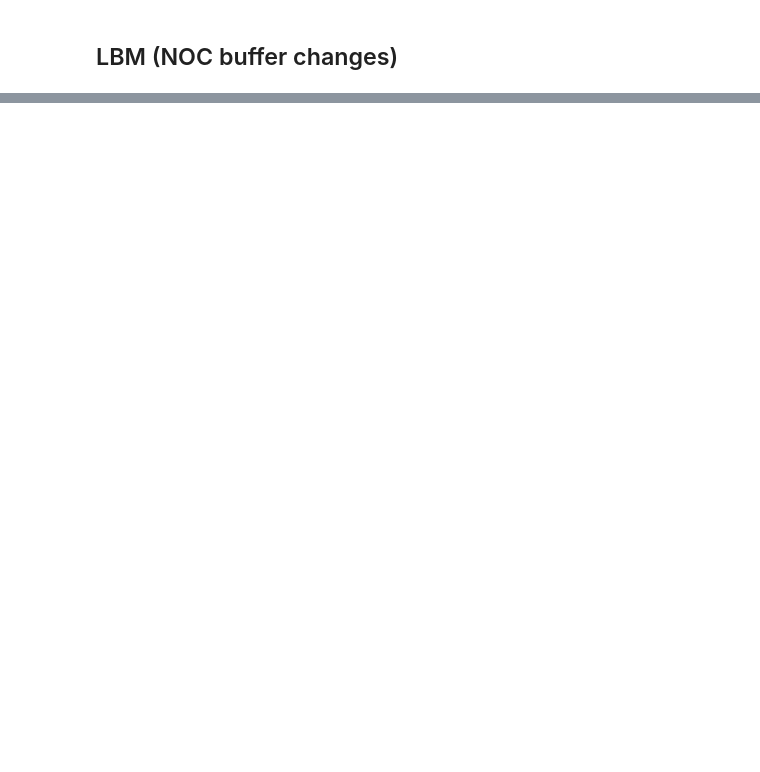
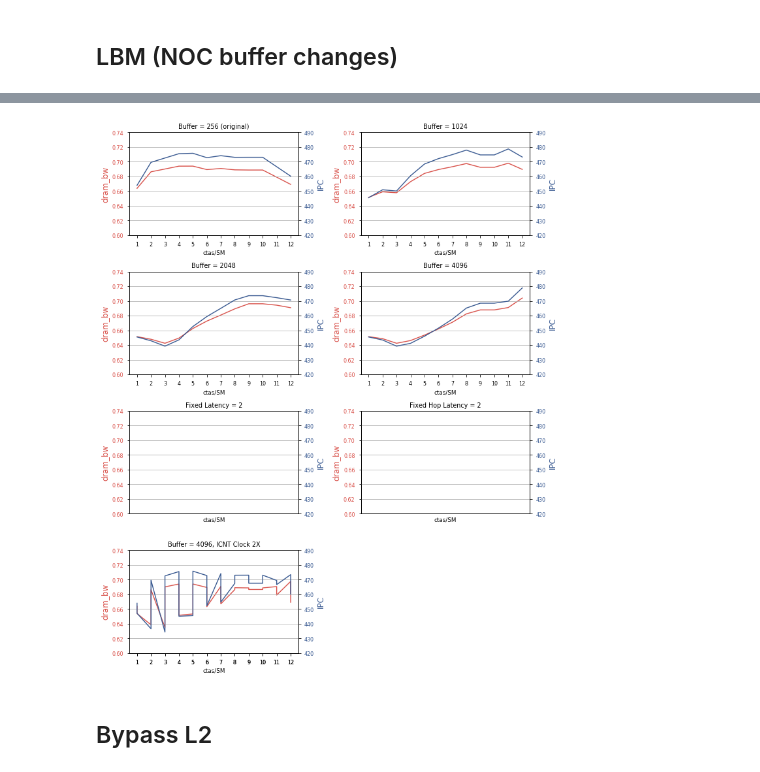
Before and after one commit to UofT-EcoSystem/gpgpu-sim_simulations, a Jupyter notebook: util/job_launching/results/gen-table.ipynb, the cells around one changed output, grey strips where cells are left out. Saved outputs shown, nothing was run; the diff lists cells and outputs as text; code cells hidden in the pictures; blank space fills up the shorter version.

```diff
--- a/util/job_launching/results/gen-table.ipynb
+++ b/util/job_launching/results/gen-table.ipynb
@@ -610,0 +585,38 @@ plt.savefig('buffers.pdf')
+# %%
+df_256 = extract_df('lbm-256.csv')
+df_1000 = extract_df('lbm-1024.csv')
+df_2000 = extract_df('lbm-2048.csv')
+df_3000 = extract_df('lbm-4096.csv')
+df_fixed = extract_df('lbm-fixed.csv')
+df_hop = extract_df('lbm-hop.csv')
+df_clk2x = extract_df('lbm-clk2x.csv')
+# df_bypassl2 = extract_df('lbm-bypassl2.csv')
+
+fig, ((ax1, ax2), (ax3, ax4), (ax5, ax6), (ax7, ax8)) = plt.subplots(4, 2, figsize=(10,12))
+
+draw_fig(df_256, ax1, 'Buffer = 256 (original)')
+draw_fig(df_1000, ax2, 'Buffer = 1024')
+draw_fig(df_2000, ax3, 'Buffer = 2048')
+draw_fig(df_3000, ax4, 'Buffer = 4096')
+draw_fig(df_fixed, ax5, 'Fixed Latency = 2')
+draw_fig(df_hop, ax6, 'Fixed Hop Latency = 2')
+draw_fig(df_clk2x, ax7, 'Buffer = 4096, ICNT Clock 2X')
+fig.delaxes(ax8)
+
+#draw_fig(df_clk2x, ax7, '2X ICNT Clock')
+# draw_fig(df_bypassl2, ax8, 'Bypass L2, Buffer = 4096')
+
+fig.tight_layout()  # otherwise the right y-label is slightly clipped
+plt.savefig('buffers.pdf')
+# plt.show()
+
+# Observation:
+# 1. the trends of DRAM bandwidth and IPC are very correlated in all NOC configs
+# 2. Even though IPC reaches max when CTA/SM is less than 12 when the buffer is small (256), most of the CTA/SM
+# configs can achieve a high IPC compared with other NOC configs
+# 3. When the buffer size is medium (1000, 20000), the trend in IPC starts to plateu around CTA/SM = 8. But when
+# the buffer size is large (3000), IPC continues to rise beyond 8 CTA/SM
+# %% [output]
+[figure, added]
+# %% [markdown]
+## Bypass L2
```
Also changed, not shown: parts of 9 cells of this notebook.
